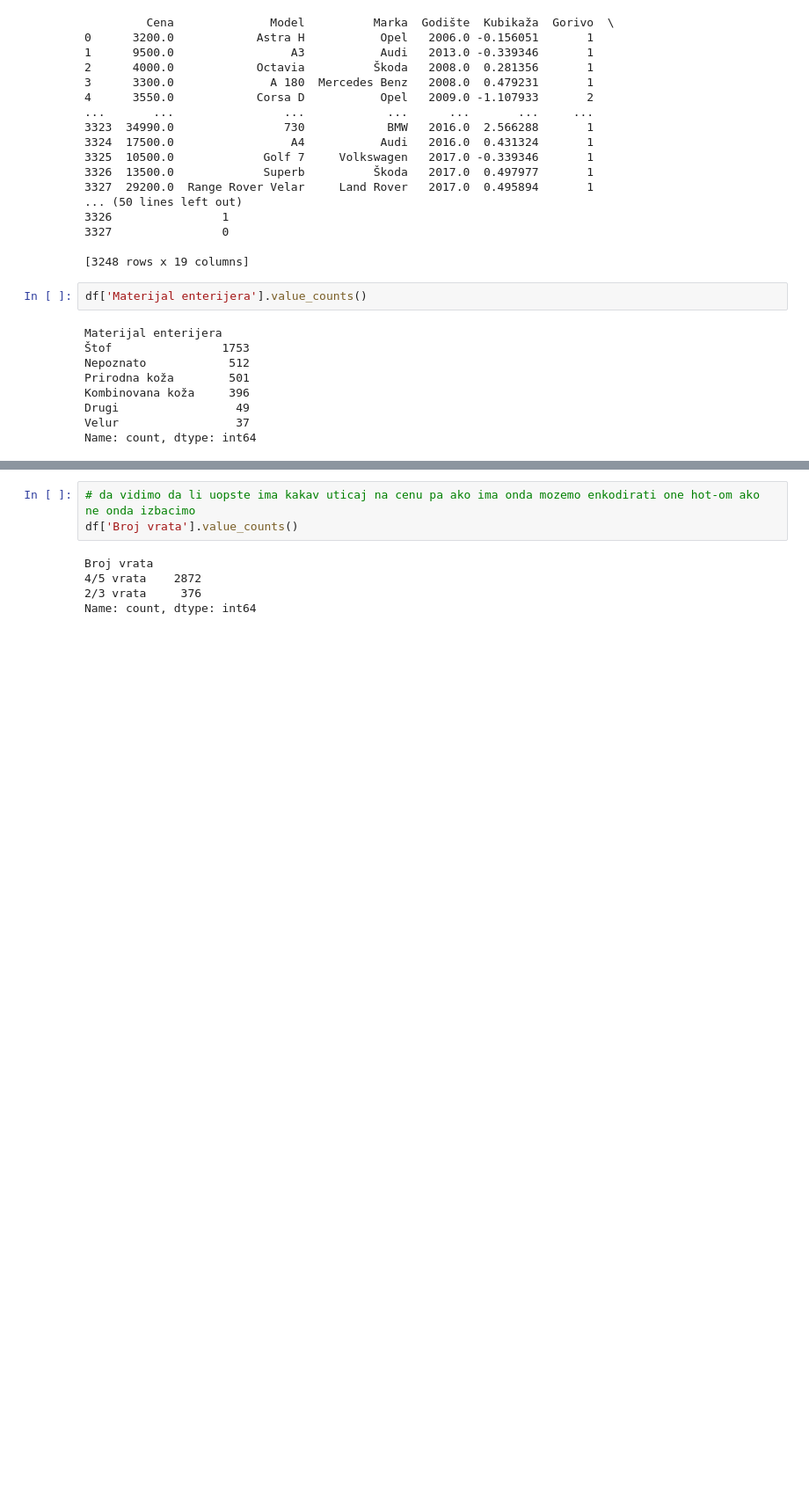
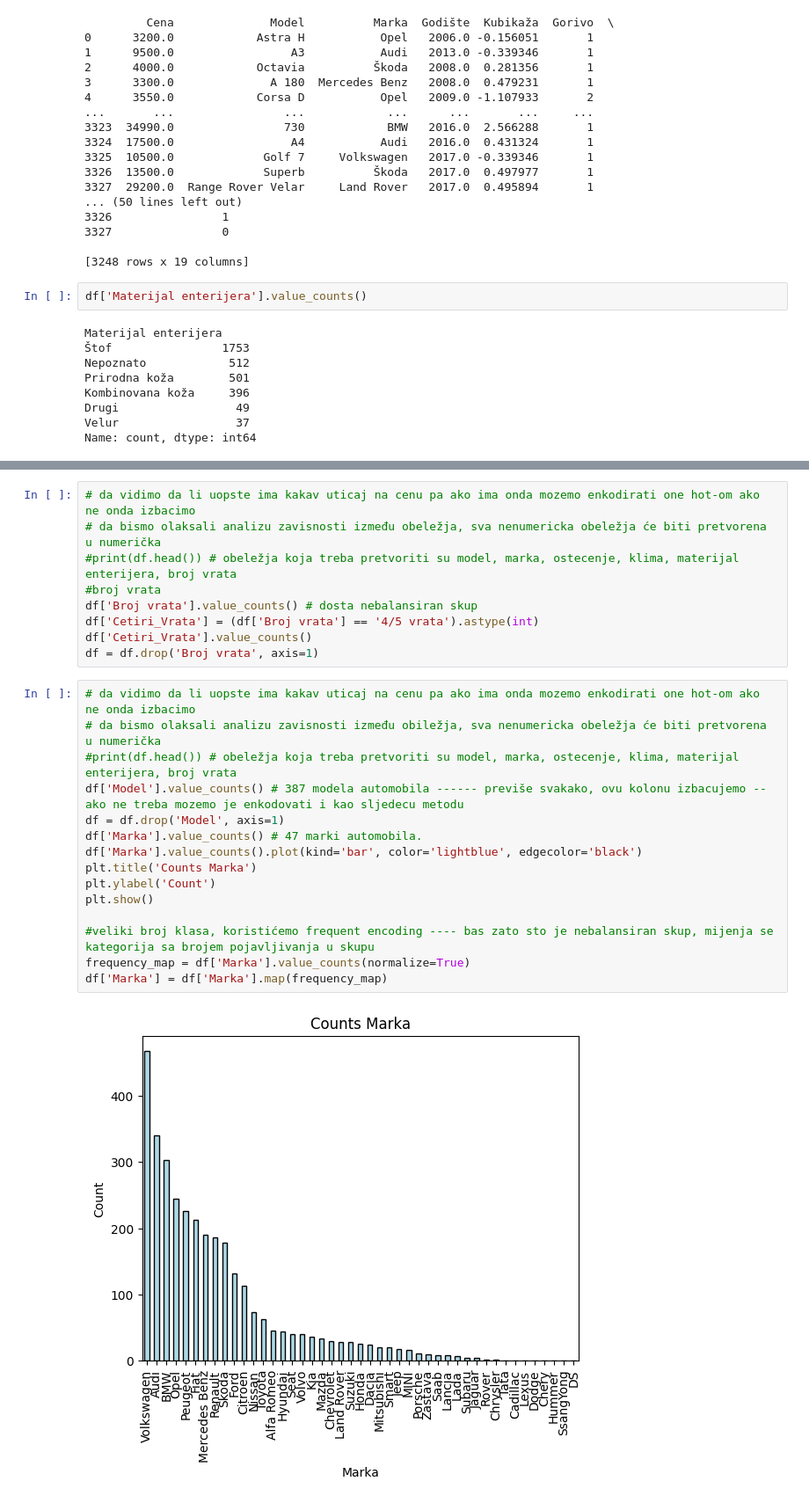
Before and after one commit to boskokul/CarPricePredictor, a Jupyter notebook: SIAPV1.ipynb, the cells around one changed output, grey strips where cells are left out. Shown at 88% size. Drawn from its saved outputs; the diff is of its cells as text; blank space fills up the shorter version.

Commit message:
EDA: encoding and eda finished

```diff
--- a/SIAPV1.ipynb
+++ b/SIAPV1.ipynb
@@ -600,8 +601,26 @@ print(df)
 # %%
 # da vidimo da li uopste ima kakav uticaj na cenu pa ako ima onda mozemo enkodirati one hot-om ako ne onda izbacimo
-df['Broj vrata'].value_counts()
+# da bismo olaksali analizu zavisnosti između obeležja, sva nenumericka obeležja će biti pretvorena u numerička
+#print(df.head()) # obeležja koja treba pretvoriti su model, marka, ostecenje, klima, materijal enterijera, broj vrata
+#broj vrata
+df['Broj vrata'].value_counts() # dosta nebalansiran skup
+df['Cetiri_Vrata'] = (df['Broj vrata'] == '4/5 vrata').astype(int)
+df['Cetiri_Vrata'].value_counts()
+df = df.drop('Broj vrata', axis=1)
-# %% [output]
-Broj vrata
-4/5 vrata    2872
-2/3 vrata     376
-Name: count, dtype: int64
+# %%
+# da vidimo da li uopste ima kakav uticaj na cenu pa ako ima onda mozemo enkodirati one hot-om ako ne onda izbacimo
+# da bismo olaksali analizu zavisnosti između obiležja, sva nenumericka obeležja će biti pretvorena u numerička
+#print(df.head()) # obeležja koja treba pretvoriti su model, marka, ostecenje, klima, materijal enterijera, broj vrata
+df['Model'].value_counts() # 387 modela automobila ------ previše svakako, ovu kolonu izbacujemo -- ako ne treba mozemo je enkodovati i kao sljedecu metodu
+df = df.drop('Model', axis=1)
+df['Marka'].value_counts() # 47 marki automobila.
+df['Marka'].value_counts().plot(kind='bar', color='lightblue', edgecolor='black')
+plt.title('Counts Marka')
+plt.ylabel('Count')
+plt.show()
+
+#veliki broj klasa, koristićemo frequent encoding ---- bas zato sto je nebalansiran skup, mijenja se kategorija sa brojem pojavljivanja u skupu
+frequency_map = df['Marka'].value_counts(normalize=True)
+df['Marka'] = df['Marka'].map(frequency_map)
+# %% [output]
+[figure, added]
```
Also changed, not shown: parts of 22 cells of this notebook.
